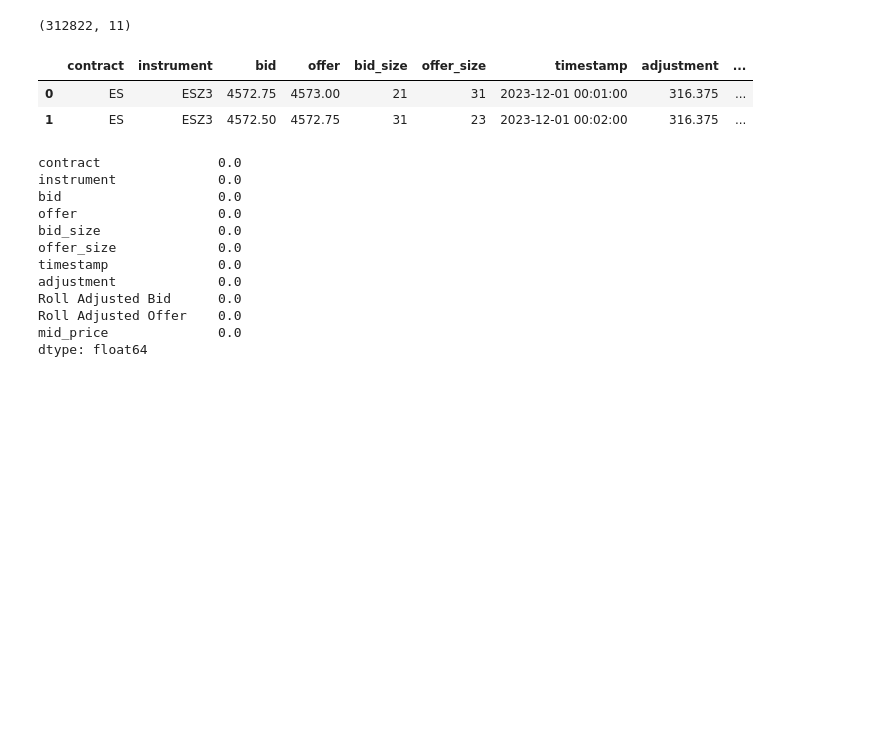
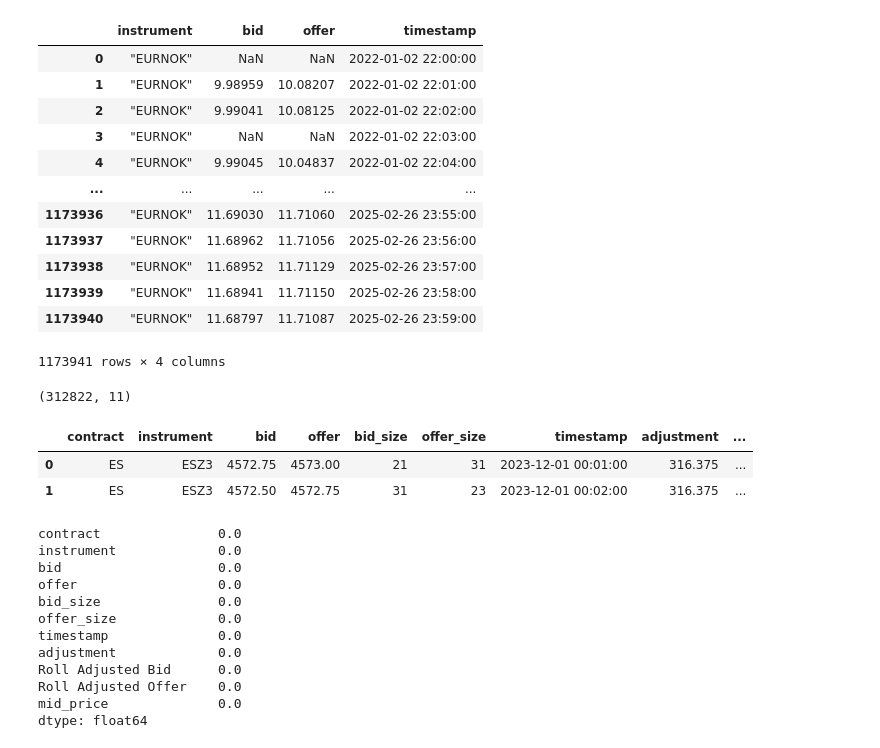
Before and after one commit to beaver68s/SoQ_strategy_project, a Jupyter notebook: EDA.ipynb, the cells around one changed output. Drawn from its saved outputs; the diff is of its cells as text; code cells hidden in the pictures; blank space fills up the shorter version.

```diff
--- a/EDA.ipynb
+++ b/EDA.ipynb
@@ -12,3 +25,20 @@ warnings.filterwarnings('ignore')
+# %%
+cur_data = pd.read_parquet(DATA_DIR+f'EURNOK_data.parquet')
+cur_data[cur_data]
+# %% [output]
+|  | instrument | bid | offer | timestamp |
+| 0 | "EURNOK" | NaN | NaN | 2022-01-02 22:00:00 |
+| 1 | "EURNOK" | 9.98959 | 10.08207 | 2022-01-02 22:01:00 |
+| 2 | "EURNOK" | 9.99041 | 10.08125 | 2022-01-02 22:02:00 |
+| 3 | "EURNOK" | NaN | NaN | 2022-01-02 22:03:00 |
+| 4 | "EURNOK" | 9.99045 | 10.04837 | 2022-01-02 22:04:00 |
+| ... | ... | ... | ... | ... |
+| 1173936 | "EURNOK" | 11.69030 | 11.71060 | 2025-02-26 23:55:00 |
+| 1173937 | "EURNOK" | 11.68962 | 11.71056 | 2025-02-26 23:56:00 |
+| 1173938 | "EURNOK" | 11.68952 | 11.71129 | 2025-02-26 23:57:00 |
+| 1173939 | "EURNOK" | 11.68941 | 11.71150 | 2025-02-26 23:58:00 |
+| 1173940 | "EURNOK" | 11.68797 | 11.71087 | 2025-02-26 23:59:00 |
+1173941 rows × 4 columns
 # %%
 DATA_DIR = 'data/'
 # %%
```
Also changed, not shown: parts of 2 cells of this notebook, 1 other file.
